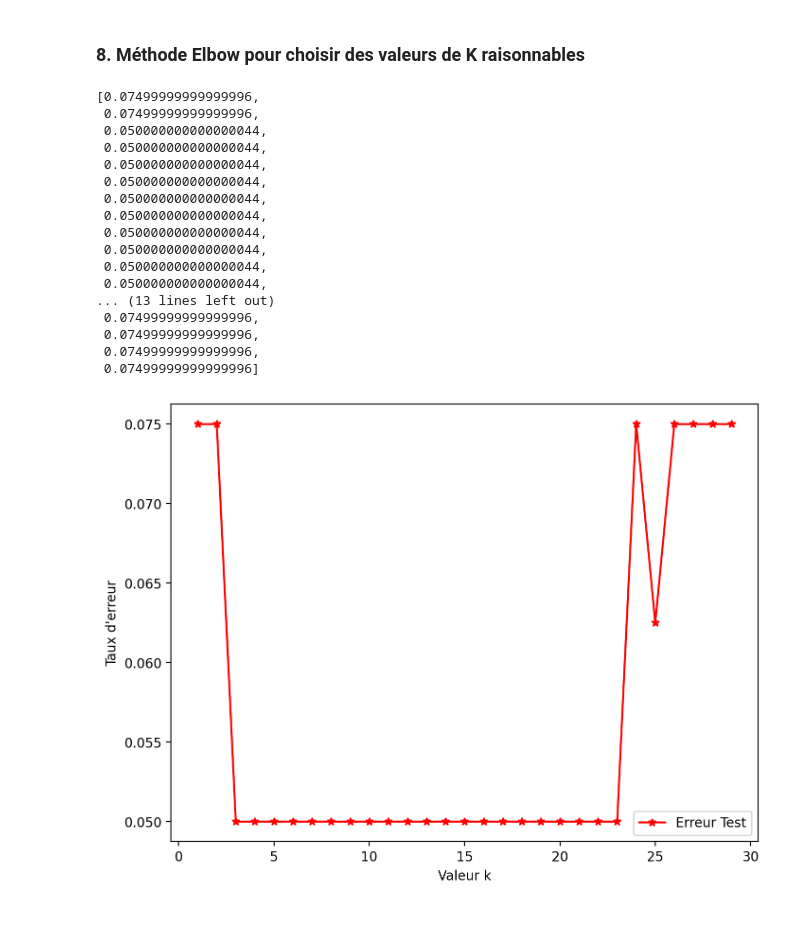
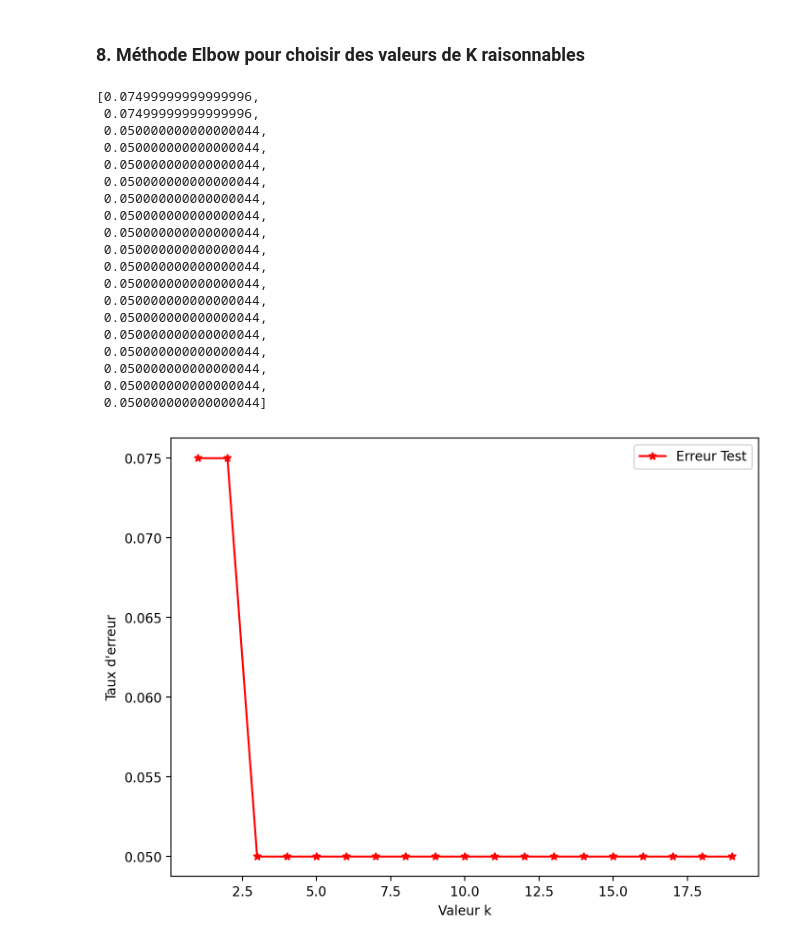
Before and after one commit to jflorescuba/Machine_learning, a Jupyter notebook: KNN/Purchase_iphone/iphone_purchase_KNN.ipynb, the cells around one changed output. Cells and saved outputs as stored; diff of their text form; code cells hidden in the pictures.

```diff
--- a/KNN/Purchase_iphone/iphone_purchase_KNN.ipynb
+++ b/KNN/Purchase_iphone/iphone_purchase_KNN.ipynb
@@ -54,8 +53,3 @@ Gender
 Female    204
 Male      196
 Name: count, dtype: int64
-# %%
-# Label encoding
-labelencoder = LabelEncoder()
-df['Gender'] = labelencoder.fit_transform(df['Gender'])
-print(df['Gender'].value_counts())
@@ -68,0 +98,13 @@ Name: count, dtype: int64
+# %%
+# Label encoding
+#labelencoder = LabelEncoder()
+#df['Gender'] = labelencoder.fit_transform(df['Gender'])
+#print(df['Gender'].value_counts())
+df=df['Gender'].map({'Female':0,'Male':1})
+df.value_counts()
+
+# One-Hot encoding pour la colonne 'Gender'
+
+#one_hot_colonnes = pd.get_dummies(df['Gender'],dtype=int)
+#df = pd. concat([df,one_hot_colonnes], axis=1)
+#df = df.drop(['Gender'],axis=1)
@@ -177,7 +233,7 @@ weighted avg       0.95      0.95      0.95        80
 # %%
 test_error_rates = []
 
-for k in range(1,30):
+for k in range(1,20):
     knn_model = KNeighborsClassifier(n_neighbors=k)
     knn_model.fit(scaled_X_train, y_train)
 
@@ -200,17 +256,19 @@ test_error_rates
  0.050000000000000044,
  0.050000000000000044,
  0.050000000000000044,
-... (13 lines left out)
- 0.07499999999999996,
- 0.07499999999999996,
- 0.07499999999999996,
- 0.07499999999999996]
+ 0.050000000000000044,
+ 0.050000000000000044,
+ 0.050000000000000044,
+ 0.050000000000000044,
+ 0.050000000000000044,
+ 0.050000000000000044,
+ 0.050000000000000044]
 # %%
 #
 plt.figure(figsize=(8,6),dpi=200)
-plt.plot(range(1,30), test_error_rates, label='Erreur Test', marker='*',color='red')
+plt.plot(range(1,20), test_error_rates, label='Erreur Test', marker='*',color='red')
 plt.legend()
 plt.ylabel("Taux d'erreur")
 plt.xlabel("Valeur k");
 # %% [output]
-[figure, old version]
+[figure, new version]
```
Also changed, not shown: parts of 12 cells of this notebook.
